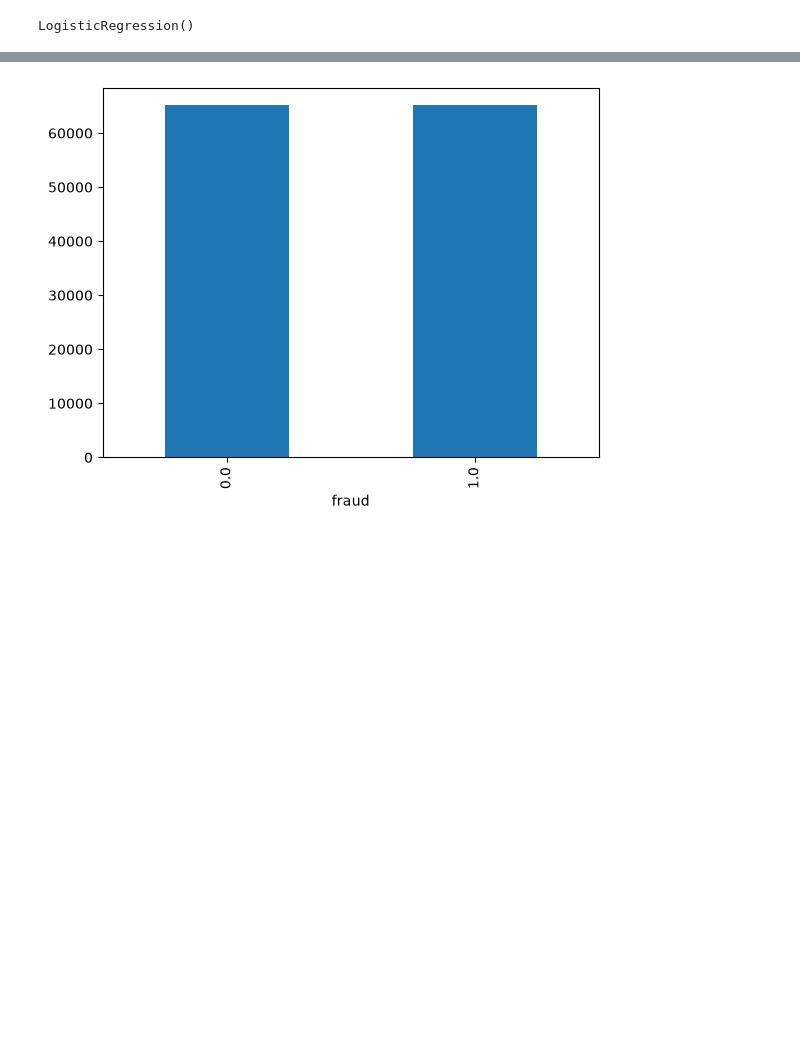
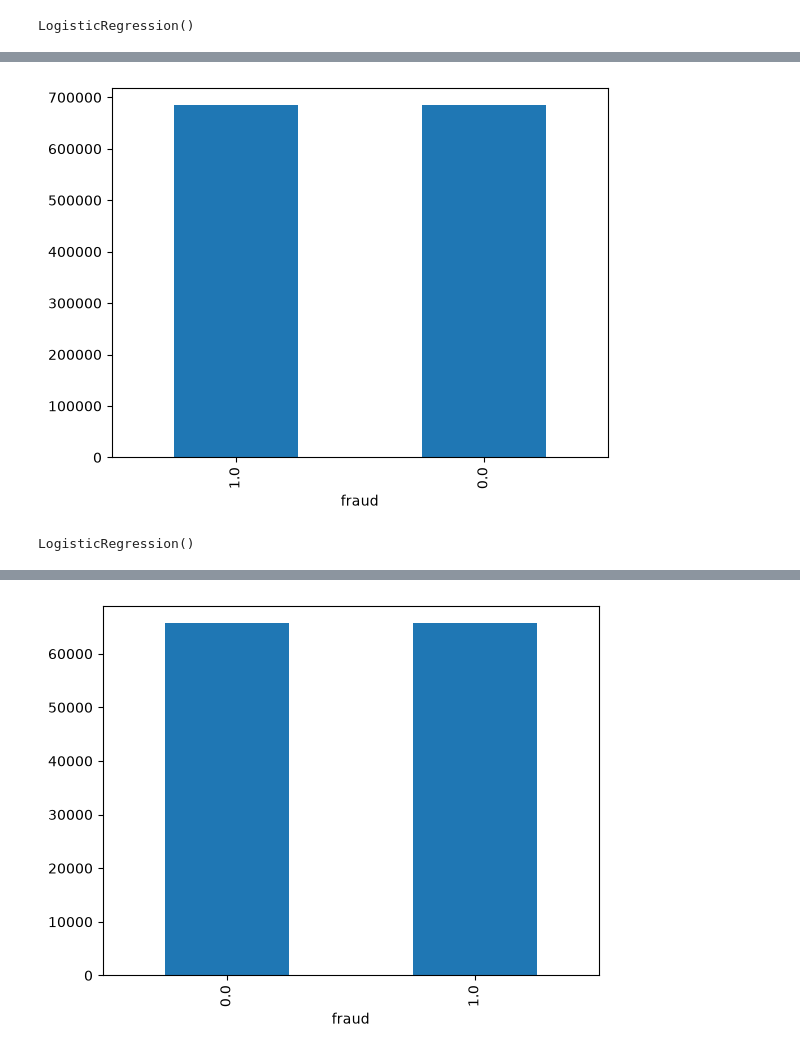
Before and after one commit to data-bootcamp-v4/lab-imbalanced, a Jupyter notebook: lab-imbalanced.ipynb, the cells around one changed output, grey strips where cells are left out. Drawn from its saved outputs; the diff is of its cells as text; code cells hidden in the pictures; blank space fills up the shorter version.

```diff
--- a/lab-imbalanced.ipynb
+++ b/lab-imbalanced.ipynb
@@ -120,3 +121,11 @@ train["fraud"] = y_train.values
 # %%
 fraud = train[train["fraud"] == 1]
 no_fraud = train[train["fraud"] == 0]
+# %%
+yes_fraud_oversampled = resample(fraud,
+                                    replace=True,
+                                    n_samples = len(no_fraud),
+                                    random_state=0)
+# %%
+train_over = pd.concat([yes_fraud_oversampled, no_fraud])
+train_over
@@ -122,0 +146,6 @@ no_fraud = train[train["fraud"] == 0]
+# %%
+fraud_plt = train_over["fraud"].value_counts()
+fraud_plt.plot(kind="bar")
+plt.show()
+# %% [output]
+[figure, added]
@@ -122,0 +155,5 @@ no_fraud = train[train["fraud"] == 0]
+# %%
+log_reg = LogisticRegression()
+log_reg.fit(X_train_over, y_train_over)
+# %% [output]
+LogisticRegression()
```
Also changed, not shown: parts of 16 cells of this notebook.
